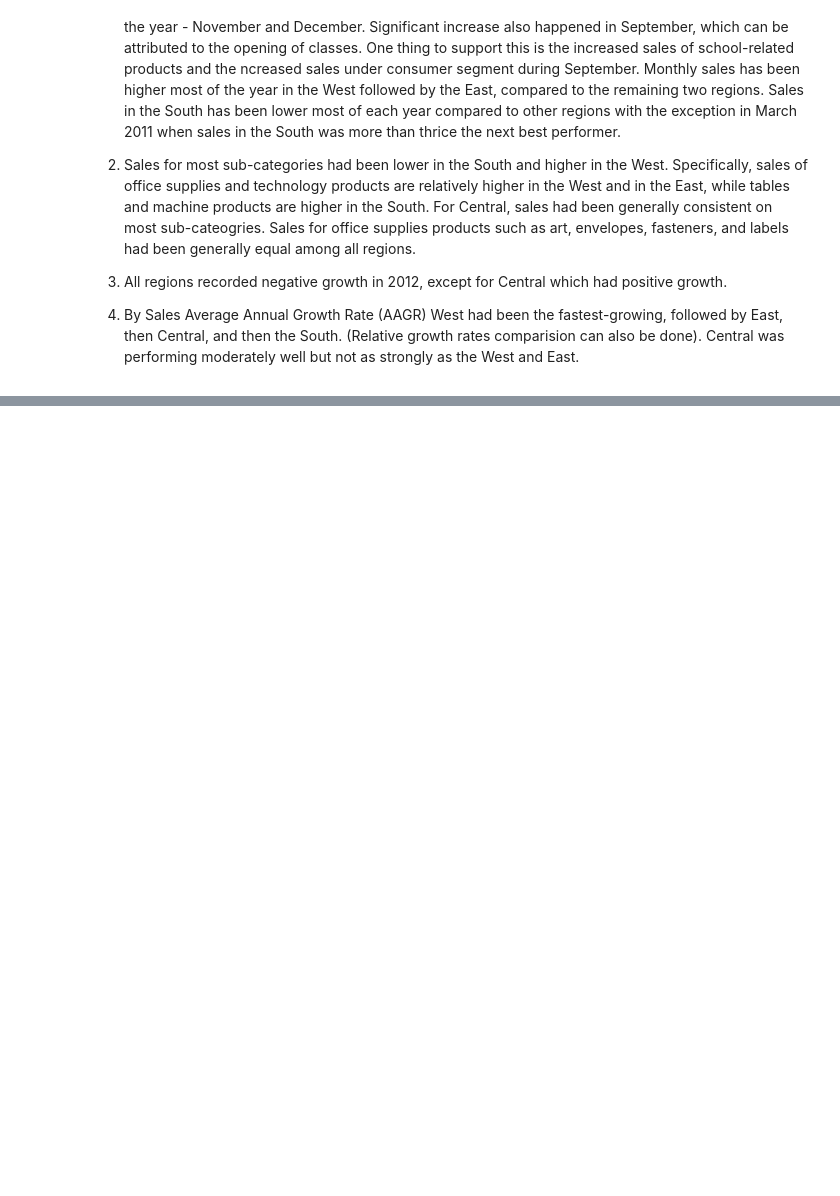
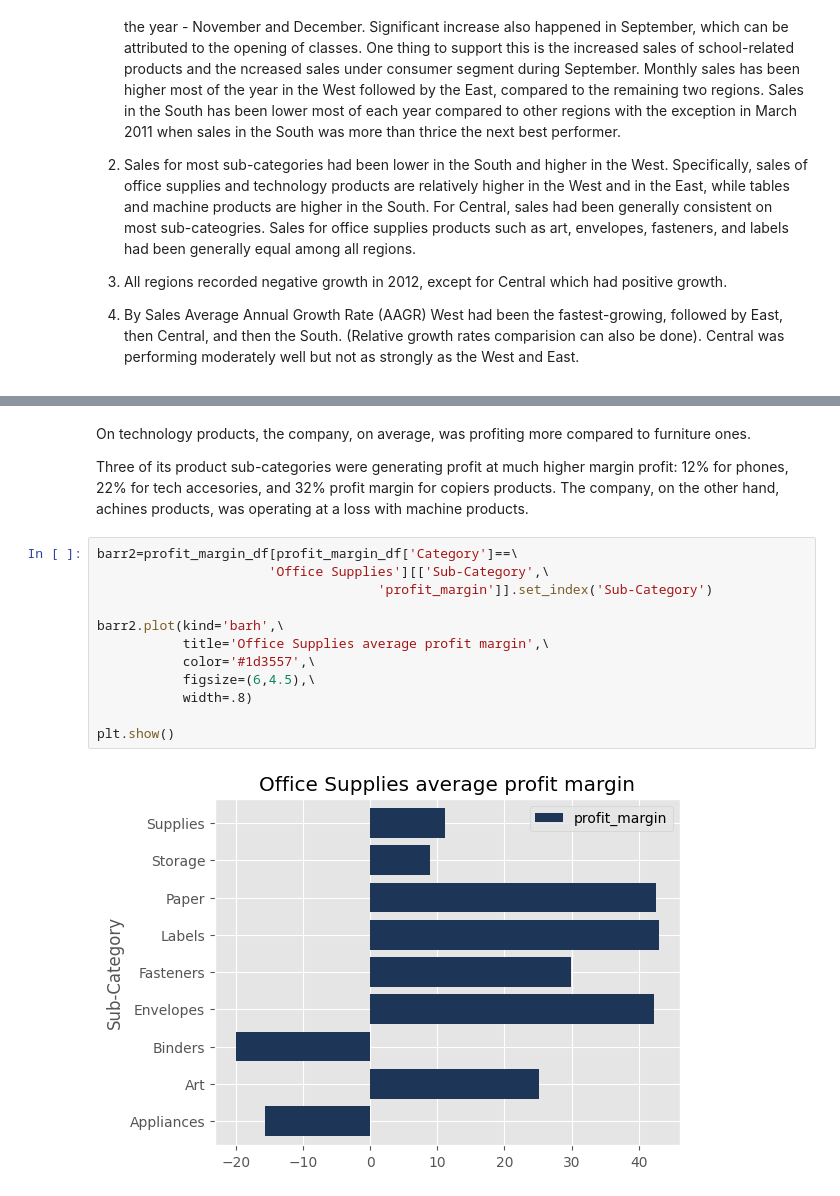
Before and after one commit to mantra0519/Retail_store_analysis, a Jupyter notebook: store_analysis.ipynb, the cells around one changed output, grey strips where cells are left out. Cells and saved outputs as stored; diff of their text form; blank space fills up the shorter version.

```diff
--- a/store_analysis.ipynb
+++ b/store_analysis.ipynb
@@ -530,0 +605,18 @@ Using the Sales Average Annual Growth Rate (AAGR) of each region for the 4-year
+# %% [markdown]
+On technology products, the company, on average, was profiting more compared to furniture ones.
+
+Three of its product sub-categories were generating profit at much higher margin profit: 12% for phones, 22% for tech accesories, and 32% profit margin for copiers products. The company, on the other hand, achines products, was operating at a loss with machine products.
+# %%
+barr2=profit_margin_df[profit_margin_df['Category']==\
+                      'Office Supplies'][['Sub-Category',\
+                                    'profit_margin']].set_index('Sub-Category')
+
+barr2.plot(kind='barh',\
+           title='Office Supplies average profit margin',\
+           color='#1d3557',\
+           figsize=(6,4.5),\
+           width=.8)
+
+plt.show()
+# %% [output]
+[figure, added]
```
Also changed, not shown: parts of 10 cells of this notebook.
